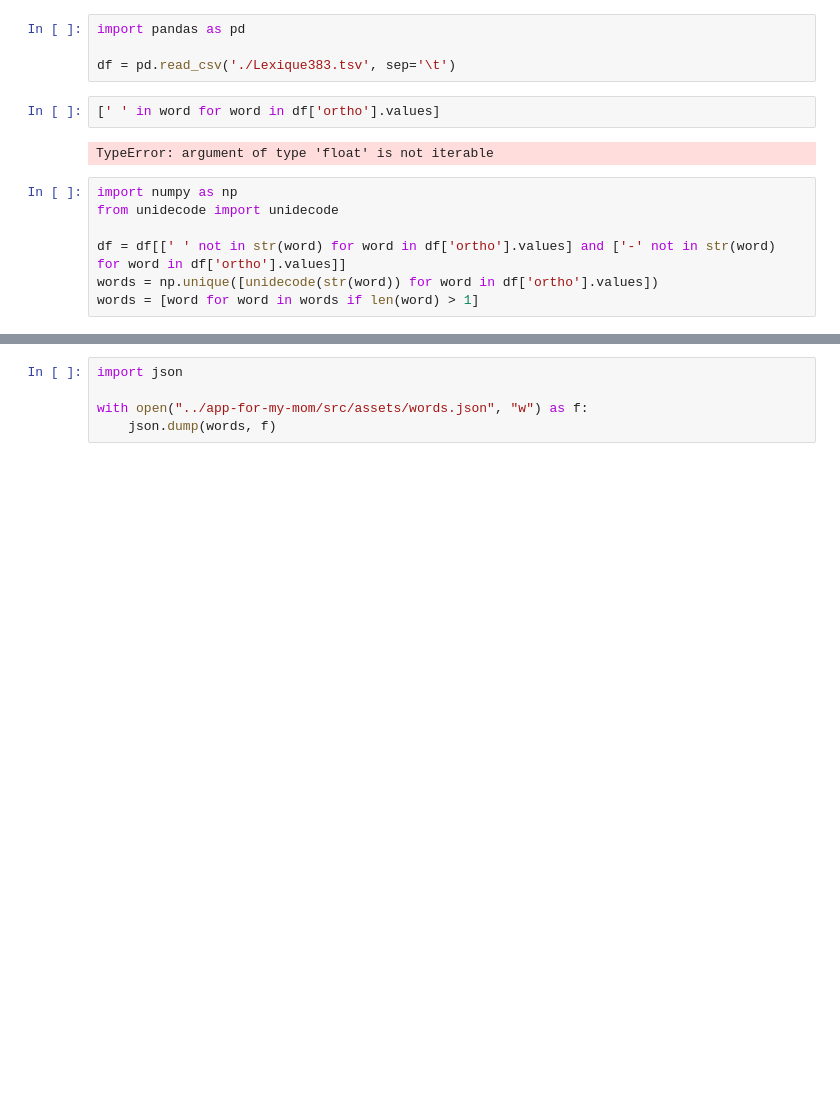
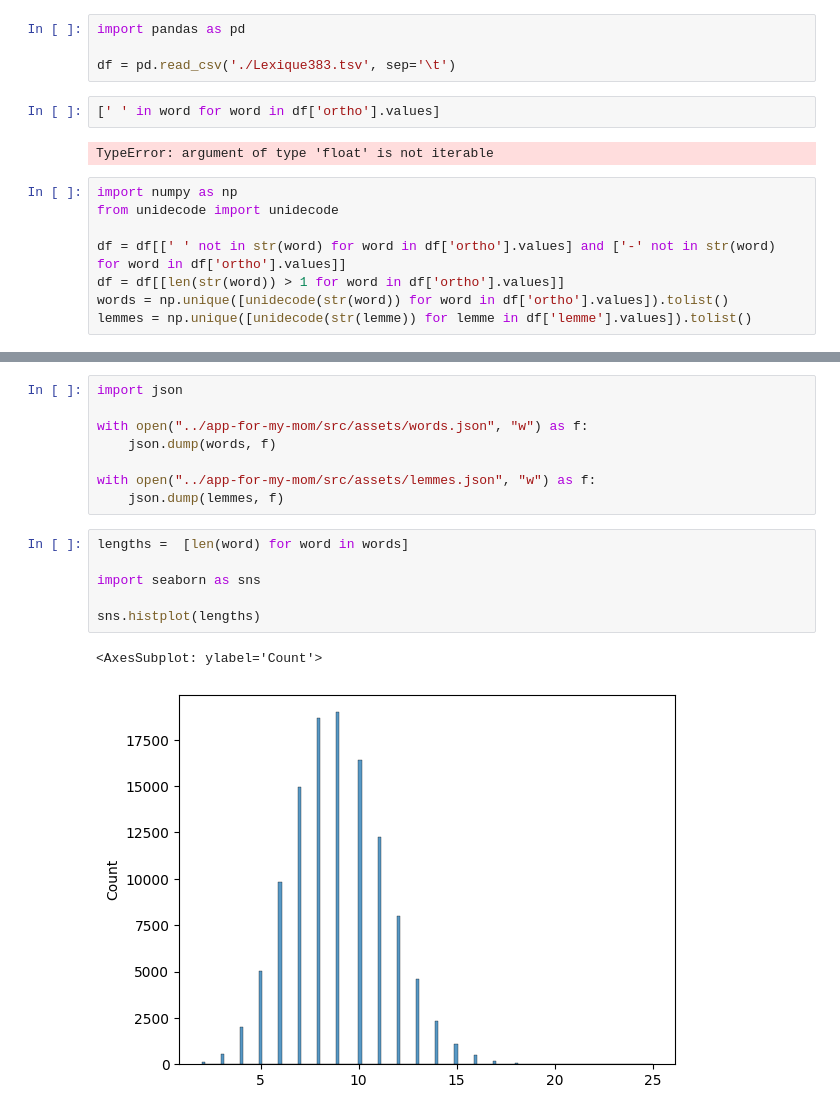
Before and after one commit to vferat/app-for-my-mom, a Jupyter notebook: dictionary/curation.ipynb, the cells around one changed output, grey strips where cells are left out. Cells and saved outputs as stored; diff of their text form; blank space fills up the shorter version.

```diff
--- a/dictionary/curation.ipynb
+++ b/dictionary/curation.ipynb
@@ -11,5 +11,6 @@ import numpy as np
 from unidecode import unidecode
 
 df = df[[' ' not in str(word) for word in df['ortho'].values] and ['-' not in str(word) for word in df['ortho'].values]]
-words = np.unique([unidecode(str(word)) for word in df['ortho'].values])
-words = [word for word in words if len(word) > 1]
+df = df[[len(str(word)) > 1 for word in df['ortho'].values]]
+words = np.unique([unidecode(str(word)) for word in df['ortho'].values]).tolist()
+lemmes = np.unique([unidecode(str(lemme)) for lemme in df['lemme'].values]).tolist()
@@ -18,3 +39,15 @@ import json
 
 with open("../app-for-my-mom/src/assets/words.json", "w") as f:
 	json.dump(words, f)
+
+with open("../app-for-my-mom/src/assets/lemmes.json", "w") as f:
+	json.dump(lemmes, f)
+# %%
+lengths =  [len(word) for word in words]
+
+import seaborn as sns
+
+sns.histplot(lengths)
+# %% [output]
+<AxesSubplot: ylabel='Count'>
+[figure, added]
```
Also changed, not shown: parts of 1 cell of this notebook, 4 other files.
